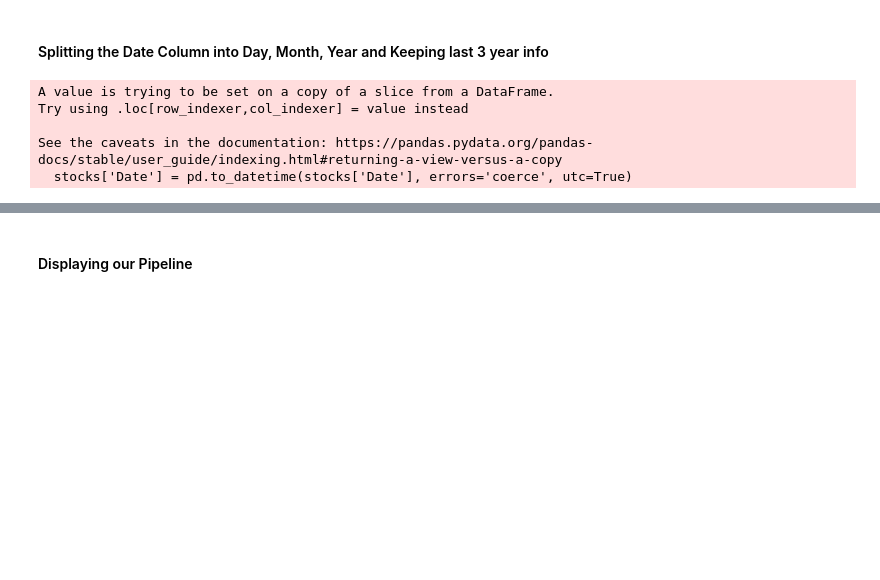
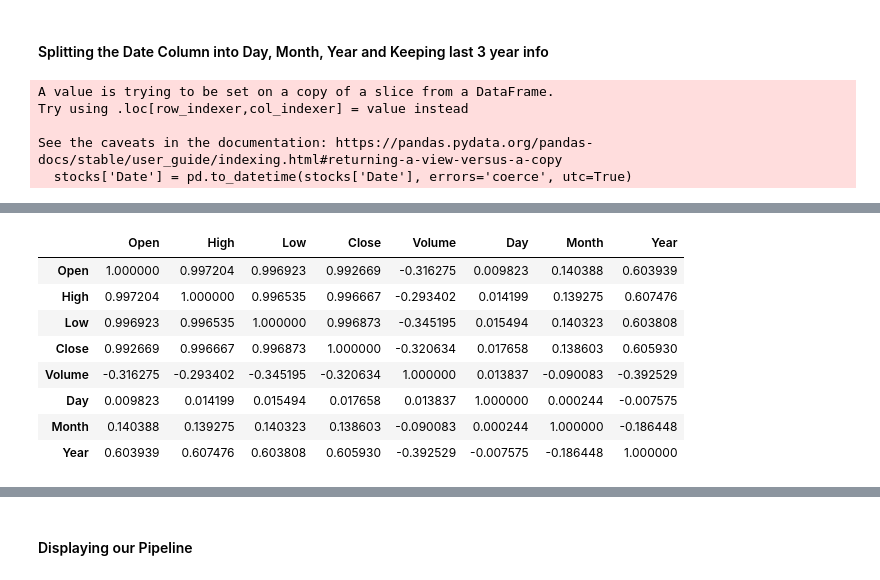
Before and after one commit to iliaaz101/EECS3401Project, a Jupyter notebook: Project Notebook.ipynb, the cells around one changed output, grey strips where cells are left out. Cells and saved outputs as stored; diff of their text form; code cells hidden in the pictures; blank space fills up the shorter version.

```diff
--- a/Project Notebook.ipynb
+++ b/Project Notebook.ipynb
@@ -327,0 +345,13 @@ See the caveats in the documentation: https://pandas.pydata.org/pandas-docs/stab
+# %%
+corr_matrix = stocks.corr(numeric_only = True)
+corr_matrix
+# %% [output]
+|  | Open | High | Low | Close | Volume | Day | Month | Year |
+| Open | 1.000000 | 0.997204 | 0.996923 | 0.992669 | -0.316275 | 0.009823 | 0.140388 | 0.603939 |
+| High | 0.997204 | 1.000000 | 0.996535 | 0.996667 | -0.293402 | 0.014199 | 0.139275 | 0.607476 |
+| Low | 0.996923 | 0.996535 | 1.000000 | 0.996873 | -0.345195 | 0.015494 | 0.140323 | 0.603808 |
+| Close | 0.992669 | 0.996667 | 0.996873 | 1.000000 | -0.320634 | 0.017658 | 0.138603 | 0.605930 |
+| Volume | -0.316275 | -0.293402 | -0.345195 | -0.320634 | 1.000000 | 0.013837 | -0.090083 | -0.392529 |
+| Day | 0.009823 | 0.014199 | 0.015494 | 0.017658 | 0.013837 | 1.000000 | 0.000244 | -0.007575 |
+| Month | 0.140388 | 0.139275 | 0.140323 | 0.138603 | -0.090083 | 0.000244 | 1.000000 | -0.186448 |
+| Year | 0.603939 | 0.607476 | 0.603808 | 0.605930 | -0.392529 | -0.007575 | -0.186448 | 1.000000 |
```
Also changed, not shown: parts of 6 cells of this notebook.
